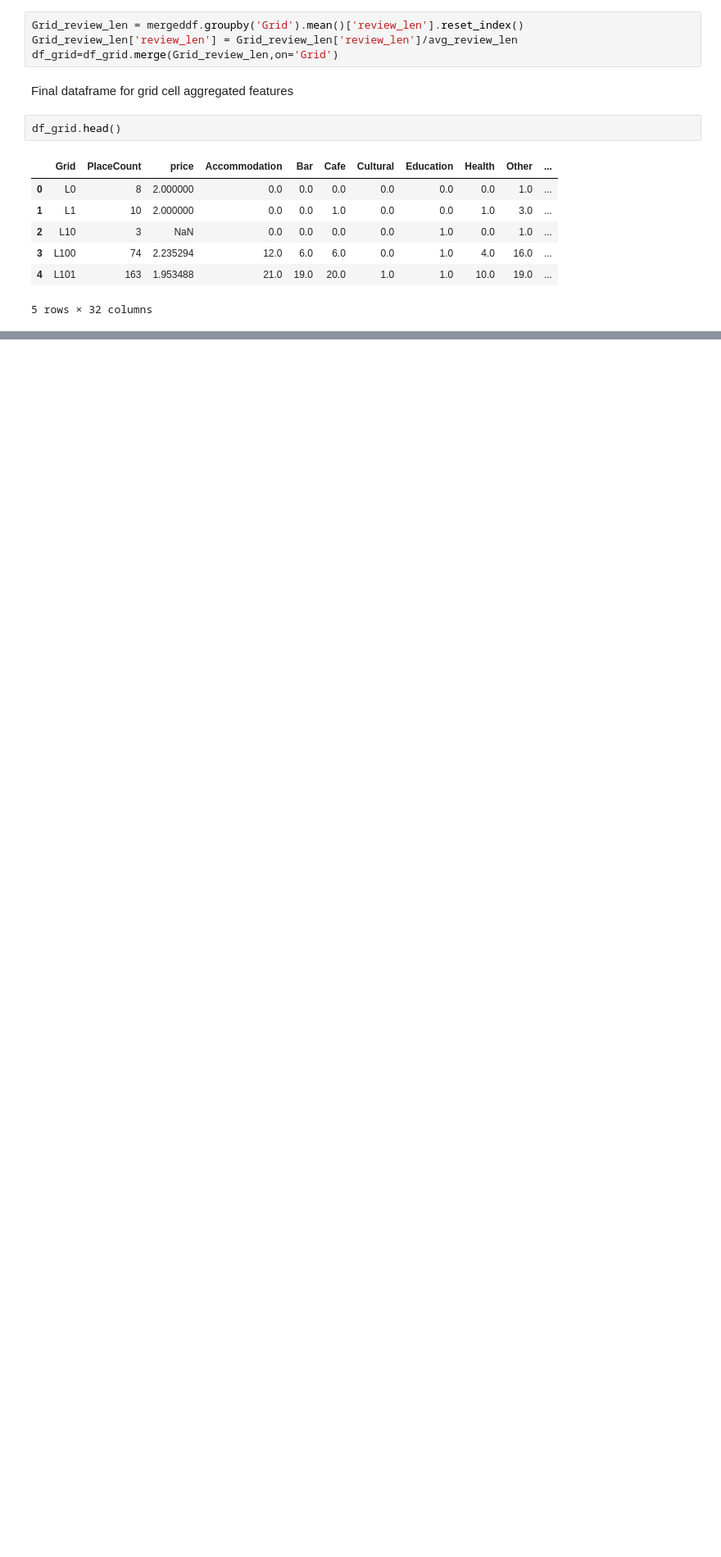
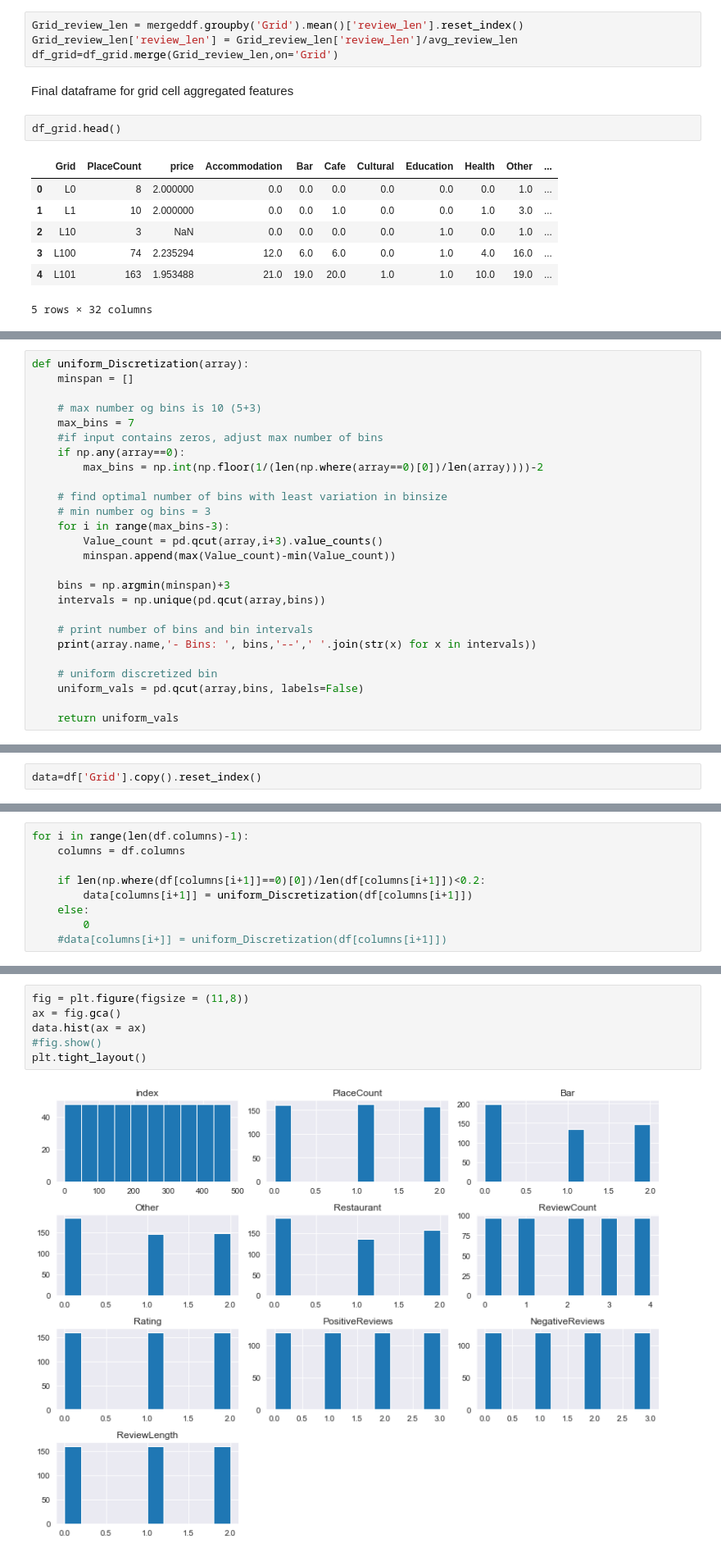
Before and after one commit to jesperhauch/GoogleLocalReviews, a Jupyter notebook: Dataframe prep.ipynb, the cells around one changed output, grey strips where cells are left out. Shown at 82% size. Cells and saved outputs as stored; diff of their text form; blank space fills up the shorter version.

Commit message:
pushing uniform discretation

```diff
--- a/Dataframe prep.ipynb
+++ b/Dataframe prep.ipynb
@@ -147,0 +184,26 @@ df_grid.head()
+# %%
+def uniform_Discretization(array):
+    minspan = []
+
+    # max number og bins is 10 (5+3)
+    max_bins = 7
+    #if input contains zeros, adjust max number of bins
+    if np.any(array==0):
+        max_bins = np.int(np.floor(1/(len(np.where(array==0)[0])/len(array))))-2
+
+    # find optimal number of bins with least variation in binsize
+    # min number og bins = 3
+    for i in range(max_bins-3):
+        Value_count = pd.qcut(array,i+3).value_counts()
+        minspan.append(max(Value_count)-min(Value_count))
+
+    bins = np.argmin(minspan)+3
+    intervals = np.unique(pd.qcut(array,bins))
+
+    # print number of bins and bin intervals
+    print(array.name,'- Bins: ', bins,'--',' '.join(str(x) for x in intervals))
+
+    # uniform discretized bin
+    uniform_vals = pd.qcut(array,bins, labels=False)
+
+    return uniform_vals
@@ -147,0 +212,2 @@ df_grid.head()
+# %%
+data=df['Grid'].copy().reset_index()
@@ -147,0 +216,9 @@ df_grid.head()
+# %%
+for i in range(len(df.columns)-1):
+    columns = df.columns
+
+    if len(np.where(df[columns[i+1]]==0)[0])/len(df[columns[i+1]])<0.2:
+        data[columns[i+1]] = uniform_Discretization(df[columns[i+1]])
+    else:
+        0
+    #data[columns[i+]] = uniform_Discretization(df[columns[i+1]])
@@ -147,0 +238,8 @@ df_grid.head()
+# %%
+fig = plt.figure(figsize = (11,8))
+ax = fig.gca()
+data.hist(ax = ax)
+#fig.show()
+plt.tight_layout()
+# %% [output]
+[figure, added]
```
Also changed, not shown: parts of 10 cells of this notebook.
